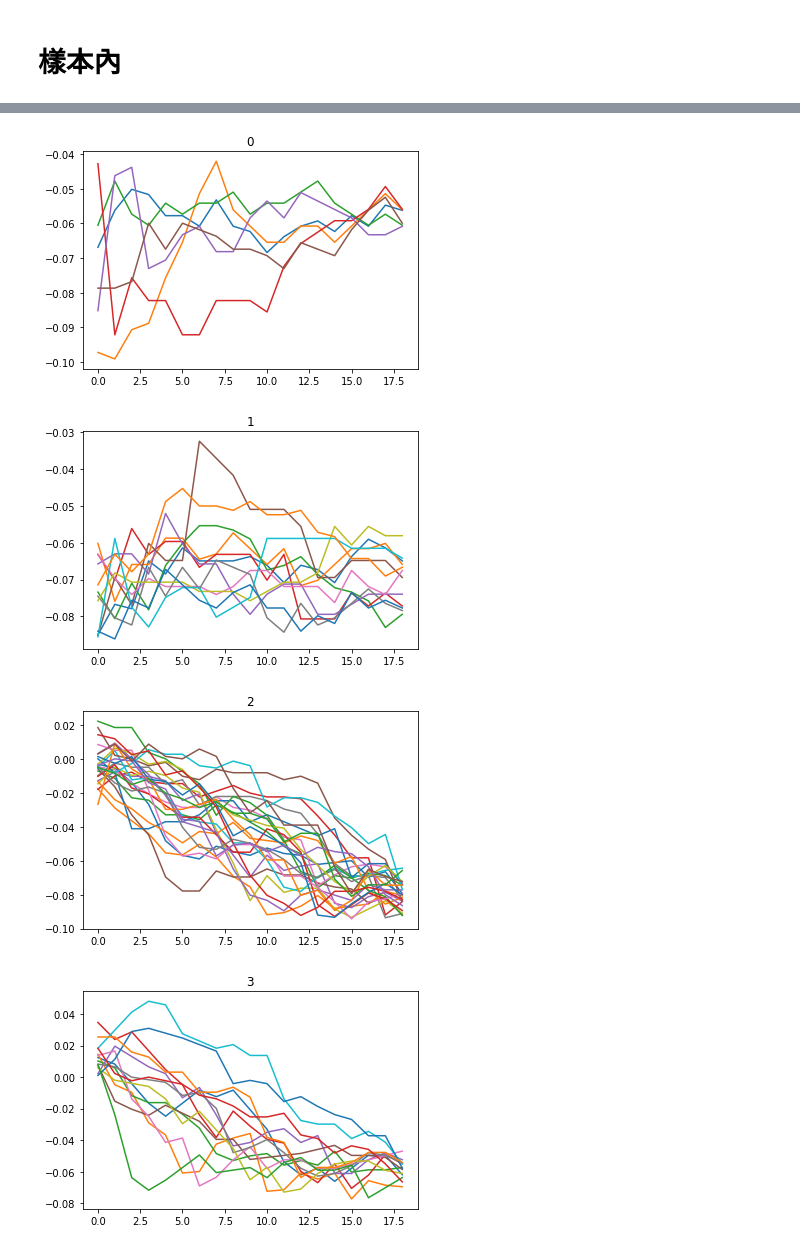
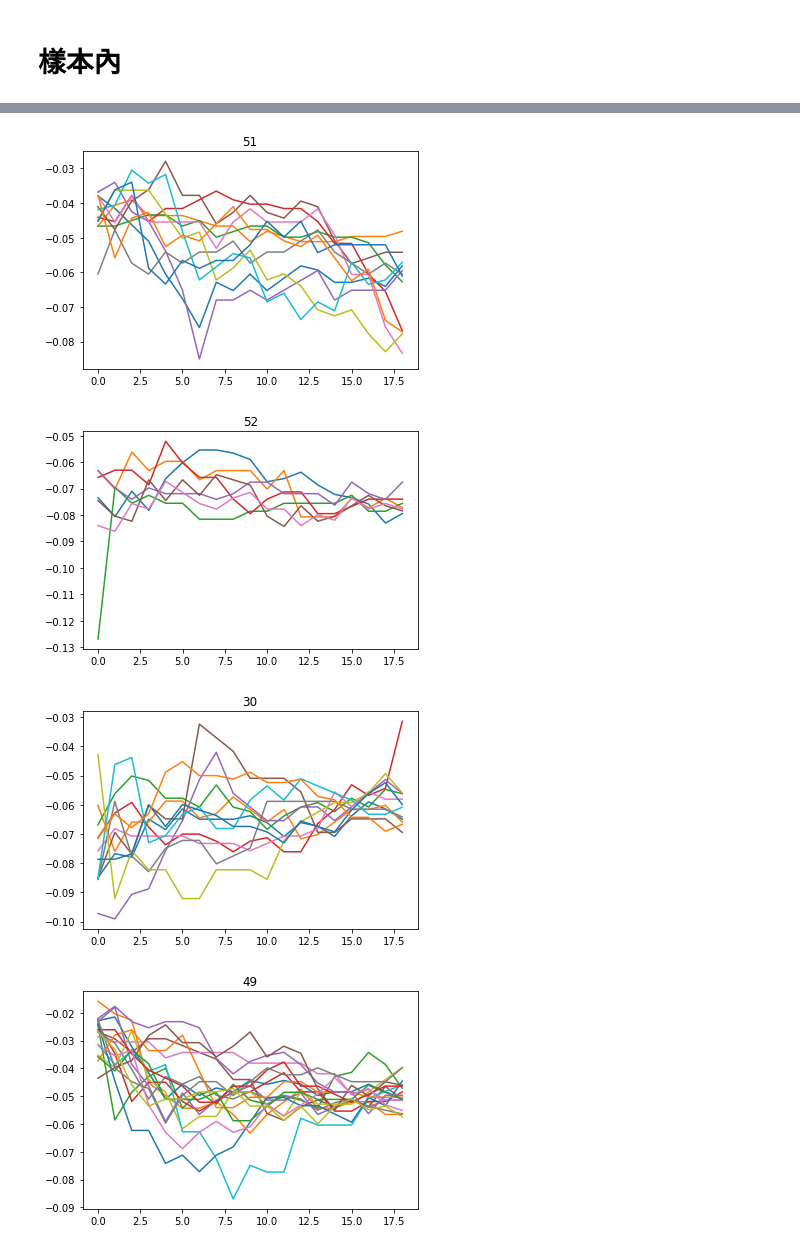
Before and after one commit to ken32293355/vsense, a Jupyter notebook: stock_clustering_tslearn.ipynb, the cells around one changed output, grey strips where cells are left out. Saved outputs shown, nothing was run; the diff lists cells and outputs as text; code cells hidden in the pictures.

```diff
--- a/stock_clustering_tslearn.ipynb
+++ b/stock_clustering_tslearn.ipynb
@@ -155,5 +140,5 @@ dtw_affinity(X)
 t2 = time.time()
 print("time:", t2-t1)
 # %%
-km = train()
+km = train(n_clusters = NUM_CLUSTER)
 # %% [output]
@@ -190,3 +146,5 @@ print(t2-t1)
+# %%
+X_label = km.predict(X)
 # %%
 X_label
 # %% [output]
@@ -235,11 +191,21 @@ cost_long_array = np.zeros(NUM_CLUSTER)
 cost_short_array = np.zeros(NUM_CLUSTER)
 num_exchange_array = np.zeros(NUM_CLUSTER).astype("int")
 for i in range(len(X)):
-    p, l = make_short(Y[i], 0.002, 0.025)
+    p, l = make_short(Y[i], 0.002, 0.03)
     profit_short_array[X_label[i]] += p
     cost_short_array[X_label[i]] += l
     num_exchange_array[X_label[i]] += 1
-print("0.025" ,sorted((profit_short_array-cost_short_array)/profit_short_array/num_exchange_array)[::-1][:10])
+# print("0.025" ,sorted((profit_short_array-cost_short_array)/profit_short_array/num_exchange_array)[::-1][:10])
+best_short_cluster = np.argsort((profit_short_array-cost_short_array)/profit_short_array/num_exchange_array)[::-1]
 
-best_short_cluster = np.argsort((profit_short_array-cost_short_array)/profit_short_array/num_exchange_array)[::-1]
+avg_sin_profit = (profit_short_array-cost_short_array)/cost_short_array/num_exchange_array
+avg_sin_profit[np.isnan(avg_profit)] = 0
+s = 0
+n = 0
+for i in range(len(best_short_cluster)):
+    s += avg_sin_profit[j] * num_exchange_array[j]
+    n += num_exchange_array[best_short_cluster[i]]
+#     print(best_short_cluster[i], avg_sin_profit[best_short_cluster[i]], n)
+
+print(s/n)
 # %% [output]
@@ -259,5 +223,5 @@ y_test_pred =  km.predict(X_test.reshape(len(X_test), len(X_test[0]), 1))
 # %%
-profit_long_array, profit_short_array, cost_long_array, cost_short_array, num_exchange_array = evaluate_km(X_test, Y_test, y_test_pred)
+profit_long_array, profit_short_array, cost_long_array, cost_short_array, num_exchange_array = evaluate_km(X_test, Y_test, y_test_pred, exp_profit=0.01)
 avg_profit = (profit_short_array-cost_short_array)/cost_short_array/num_exchange_array
 avg_profit[np.isnan(avg_profit)] = 0
 for i in range(len(best_short_cluster)):
@@ -307,13 +268,13 @@ print(s/n)
 # %%
 for n in range(10):
-    plt.title(n)
+    plt.title(best_short_cluster[n])
     for i in range(len(X)):
     #     plt.subplot(10, 1, X_label[i]+1)
         if X_label[i] == best_short_cluster[n]:
             plt.plot(X[i])
     plt.show()
 # %% [output]
-[figure, old version]
+[figure, new version]
-[figure, old version]
+[figure, new version]
-[figure, old version]
+[figure, new version]
-[figure, old version]
+[figure, new version]
```
Also changed, not shown: parts of 27 cells of this notebook, 1 other file.
